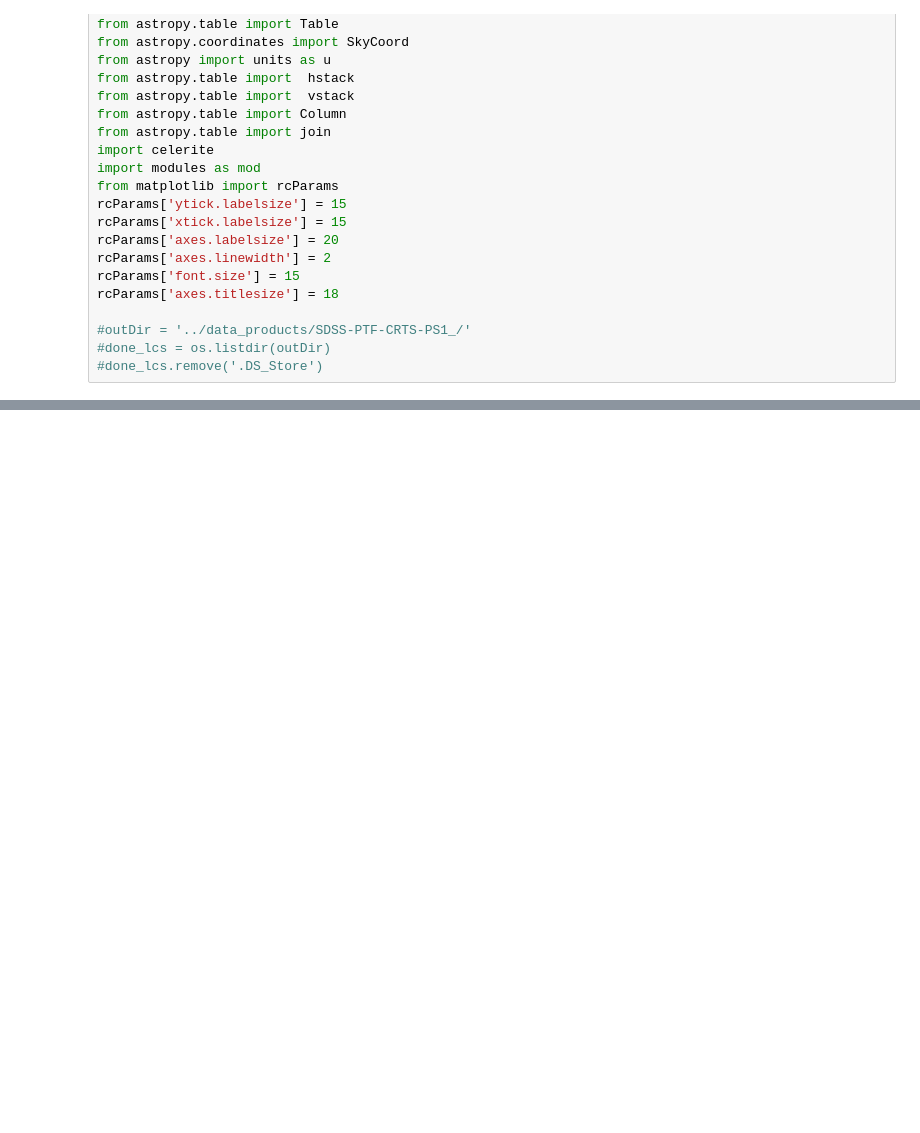
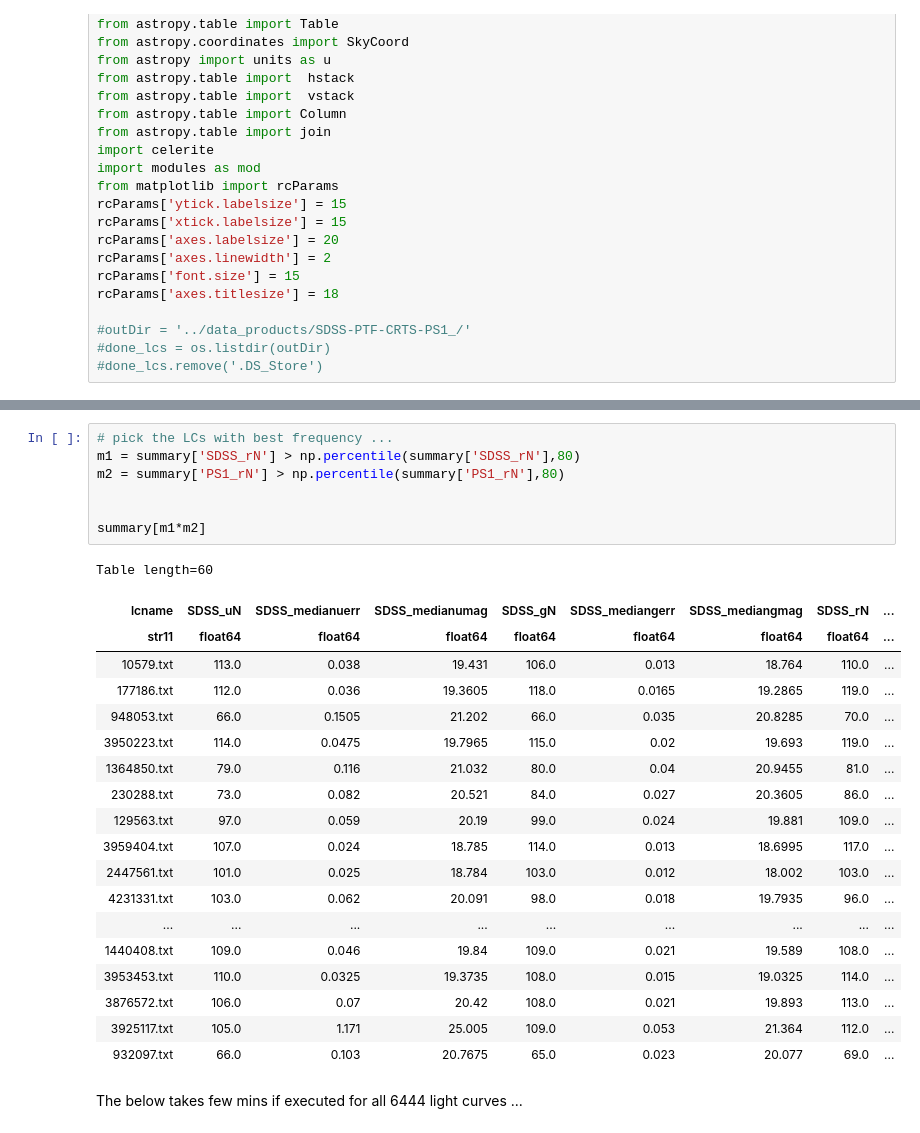
Before and after one commit to suberlak/PS1_SDSS_CRTS, a Jupyter notebook: code/AC_combined_LC.ipynb, the cells around one changed output, grey strips where cells are left out. Saved outputs shown, nothing was run; the diff lists cells and outputs as text; blank space fills up the shorter version.

```diff
--- a/code/AC_combined_LC.ipynb
+++ b/code/AC_combined_LC.ipynb
@@ -42,0 +99,29 @@ NameError: name 'Offsets_CRTSV' is not defined
+# %%
+# pick the LCs with best frequency ...
+m1 = summary['SDSS_rN'] > np.percentile(summary['SDSS_rN'],80)
+m2 = summary['PS1_rN'] > np.percentile(summary['PS1_rN'],80)
+
+
+summary[m1*m2]
+# %% [output]
+Table length=60
+| lcname | SDSS_uN | SDSS_medianuerr | SDSS_medianumag | SDSS_gN | SDSS_mediangerr | SDSS_mediangmag | SDSS_rN | ... |
+| str11 | float64 | float64 | float64 | float64 | float64 | float64 | float64 | ... |
+| 10579.txt | 113.0 | 0.038 | 19.431 | 106.0 | 0.013 | 18.764 | 110.0 | ... |
+| 177186.txt | 112.0 | 0.036 | 19.3605 | 118.0 | 0.0165 | 19.2865 | 119.0 | ... |
+| 948053.txt | 66.0 | 0.1505 | 21.202 | 66.0 | 0.035 | 20.8285 | 70.0 | ... |
+| 3950223.txt | 114.0 | 0.0475 | 19.7965 | 115.0 | 0.02 | 19.693 | 119.0 | ... |
+| 1364850.txt | 79.0 | 0.116 | 21.032 | 80.0 | 0.04 | 20.9455 | 81.0 | ... |
+| 230288.txt | 73.0 | 0.082 | 20.521 | 84.0 | 0.027 | 20.3605 | 86.0 | ... |
+| 129563.txt | 97.0 | 0.059 | 20.19 | 99.0 | 0.024 | 19.881 | 109.0 | ... |
+| 3959404.txt | 107.0 | 0.024 | 18.785 | 114.0 | 0.013 | 18.6995 | 117.0 | ... |
+| 2447561.txt | 101.0 | 0.025 | 18.784 | 103.0 | 0.012 | 18.002 | 103.0 | ... |
+| 4231331.txt | 103.0 | 0.062 | 20.091 | 98.0 | 0.018 | 19.7935 | 96.0 | ... |
+| ... | ... | ... | ... | ... | ... | ... | ... | ... |
+| 1440408.txt | 109.0 | 0.046 | 19.84 | 109.0 | 0.021 | 19.589 | 108.0 | ... |
+| 3953453.txt | 110.0 | 0.0325 | 19.3735 | 108.0 | 0.015 | 19.0325 | 114.0 | ... |
+| 3876572.txt | 106.0 | 0.07 | 20.42 | 108.0 | 0.021 | 19.893 | 113.0 | ... |
+| 3925117.txt | 105.0 | 1.171 | 25.005 | 109.0 | 0.053 | 21.364 | 112.0 | ... |
+| 932097.txt | 66.0 | 0.103 | 20.7675 | 65.0 | 0.023 | 20.077 | 69.0 | ... |
+# %% [markdown]
+The below takes few mins if executed for all 6444 light curves ...
```
Also changed, not shown: parts of 13 cells of this notebook, 4 other files.
